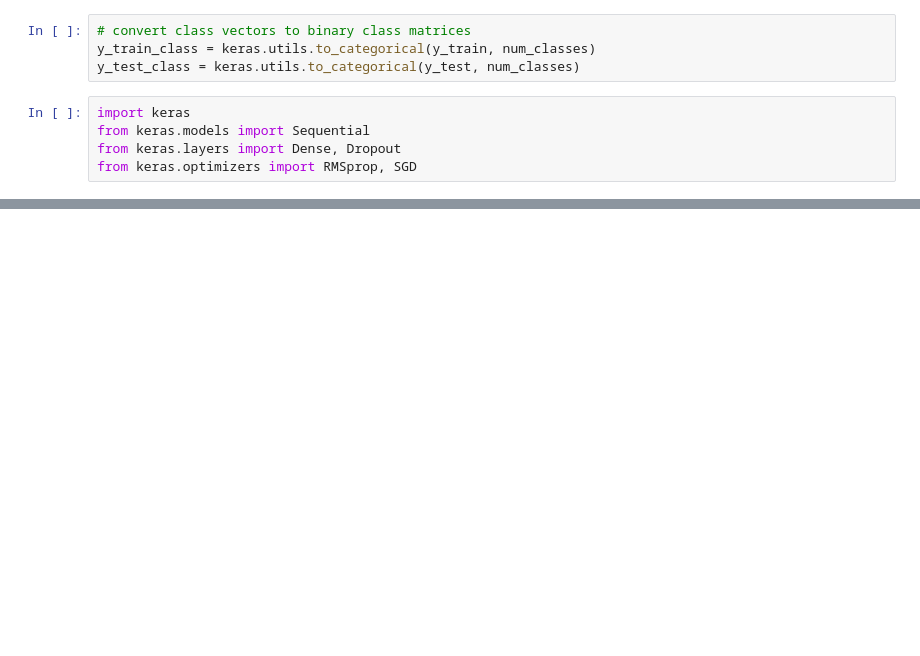
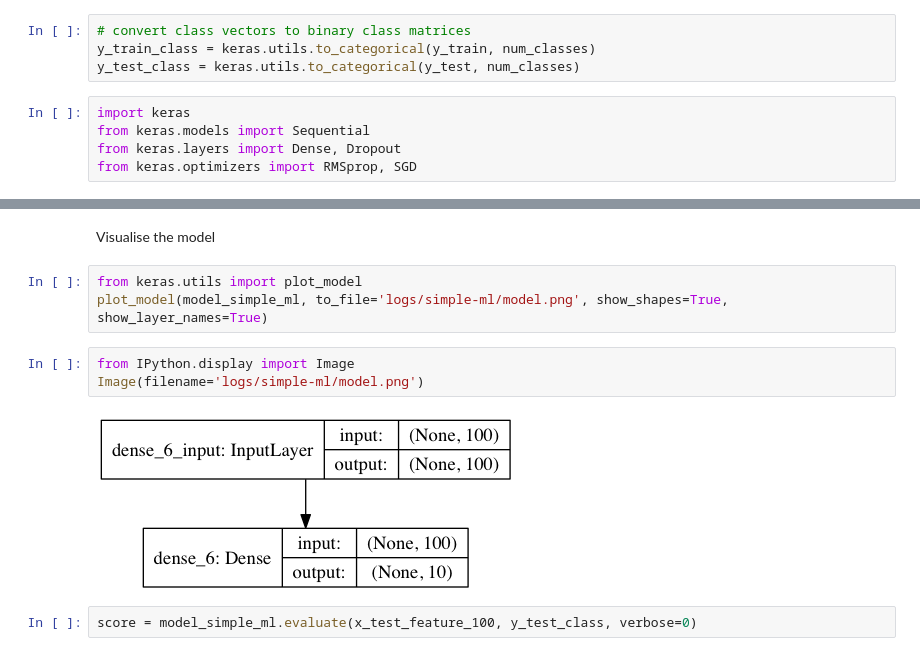
Before and after one commit to amitkaps/deep-learning, a Jupyter notebook: 01-Introduction.ipynb, the cells around one changed output, grey strips where cells are left out. Cells and saved outputs as stored; diff of their text form; blank space fills up the shorter version.

```diff
--- a/01-Introduction.ipynb
+++ b/01-Introduction.ipynb
@@ -199 +203,13 @@ Wall time: 2.62 s
 <keras.callbacks.History at 0x...>
+# %% [markdown]
+Visualise the model
+# %%
+from keras.utils import plot_model
+plot_model(model_simple_ml, to_file='logs/simple-ml/model.png', show_shapes=True, show_layer_names=True)
+# %%
+from IPython.display import Image
+Image(filename='logs/simple-ml/model.png')
+# %% [output]
+[figure, added]
+# %%
+score = model_simple_ml.evaluate(x_test_feature_100, y_test_class, verbose=0)
```
Also changed, not shown: parts of 29 cells of this notebook.
